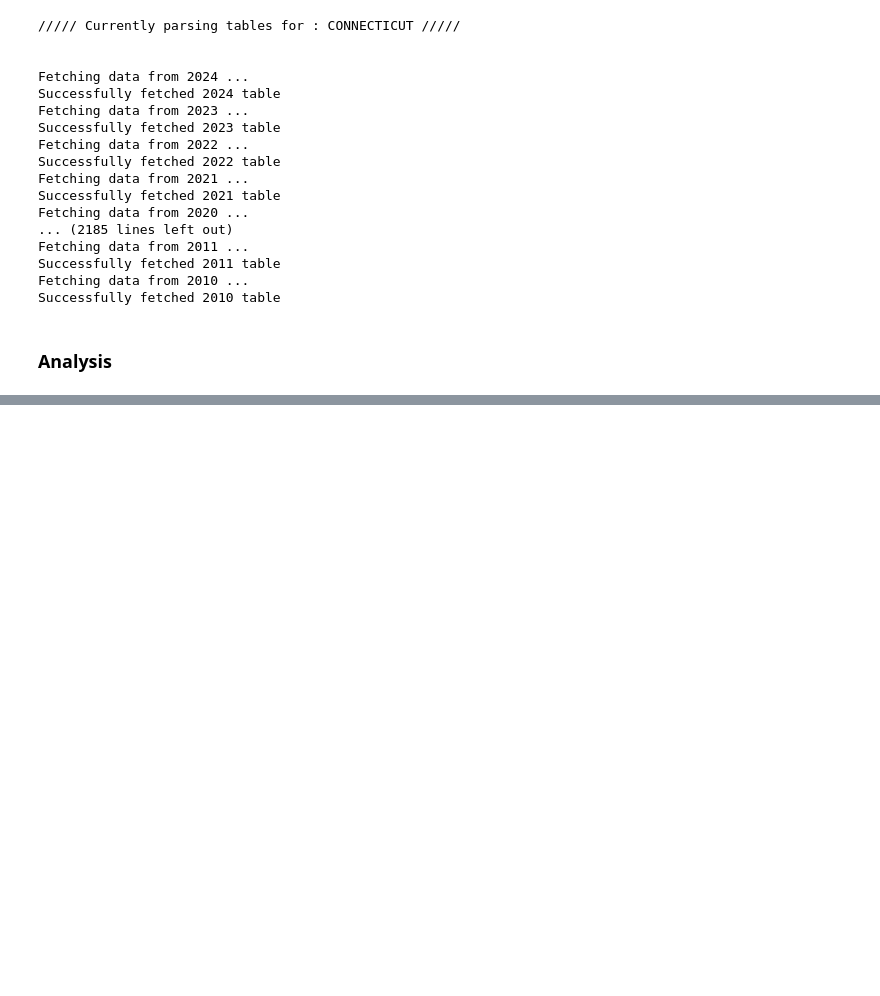
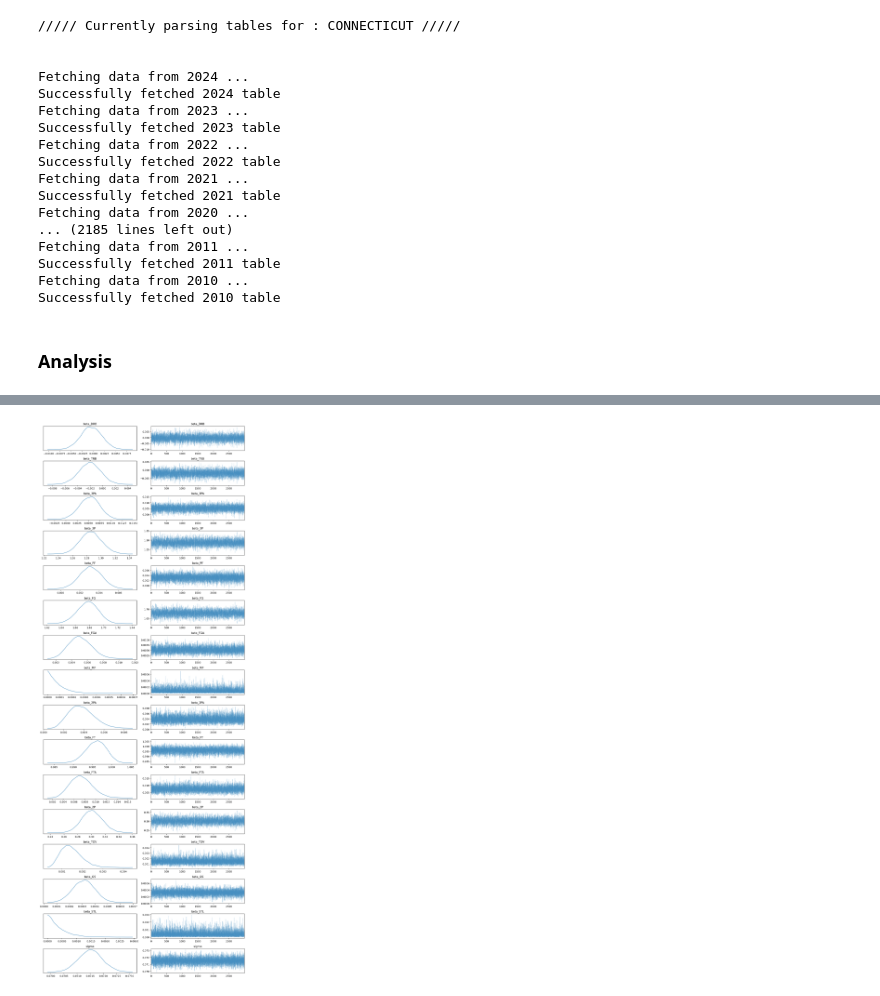
Before and after one commit to hinayatali9/STA365_Proj, a Jupyter notebook: data_fetch.ipynb, the cells around one changed output, grey strips where cells are left out. Drawn from its saved outputs; the diff is of its cells as text; code cells hidden in the pictures; blank space fills up the shorter version.

Commit message:
added pymc model

```diff
--- a/data_fetch.ipynb
+++ b/data_fetch.ipynb
@@ -91,0 +165,36 @@ final_df.to_csv('per_game_data.csv')
+# %%
+X = df[top_15_features]
+y = df['PTS']
+
+with pm.Model() as bayesian_linear_regression:
+
+    # Priors for the regression coefficients
+    beta_FG = pm.LogNormal('beta_FG', mu=0, sigma=1)
+    beta_FGA = pm.LogNormal('beta_FGA', mu=0, sigma=1)
+    beta_MP = pm.Exponential('beta_MP', lam=1)
+    beta_2PA = pm.LogNormal('beta_2PA', mu=0, sigma=1)
+    beta_FT = pm.LogNormal('beta_FT', mu=0, sigma=1)
+    beta_FTA = pm.LogNormal('beta_FTA', mu=0, sigma=1)
+    beta_2P = pm.LogNormal('beta_2P', mu=0, sigma=1)
+    beta_TOV = pm.LogNormal('beta_TOV', mu=0, sigma=1)
+    beta_GS = pm.Exponential('beta_GS', 1)
+    beta_DRB =  pm.Normal('beta_DRB', mu=0, sigma=1)
+    beta_TRB = pm.Normal('beta_TRB', mu=0, sigma=1)
+    beta_STL = pm.Exponential('beta_STL', 1)
+    beta_3PA = pm.Normal('beta_3PA', mu=0, sigma=1)
+    beta_3P = pm.Normal('beta_3P', mu=0, sigma=1)
+    beta_PF =  pm.Normal('beta_PF', mu=0, sigma=1)
+
+    beta_vector = pm.math.stack([beta_FG, beta_FGA, beta_MP, beta_2PA, beta_FT, beta_FTA, beta_2P, beta_TOV, beta_GS, beta_DRB, beta_TRB, beta_STL, beta_3PA, beta_3P, beta_PF])
+
+    # Model error prior
+    sigma = pm.HalfCauchy('sigma', beta=10)
+
+    # Expected value (linear model)
+    mu = pm.math.dot(X, beta_vector)
+
+    # Likelihood of observations
+    y_obs = pm.Normal('y_obs', mu=mu, sigma=sigma, observed=y)
+
+    # 3000 posterior samples using NUTS sampling
+    trace = pm.sample(3000, return_inferencedata=True)
@@ -91,0 +208,6 @@ final_df.to_csv('per_game_data.csv')
+# %%
+import arviz as az
+az.plot_trace(trace, combined=True);
+plt.tight_layout()
+# %% [output]
+[figure, added]
```
Also changed, not shown: parts of 8 cells of this notebook.
